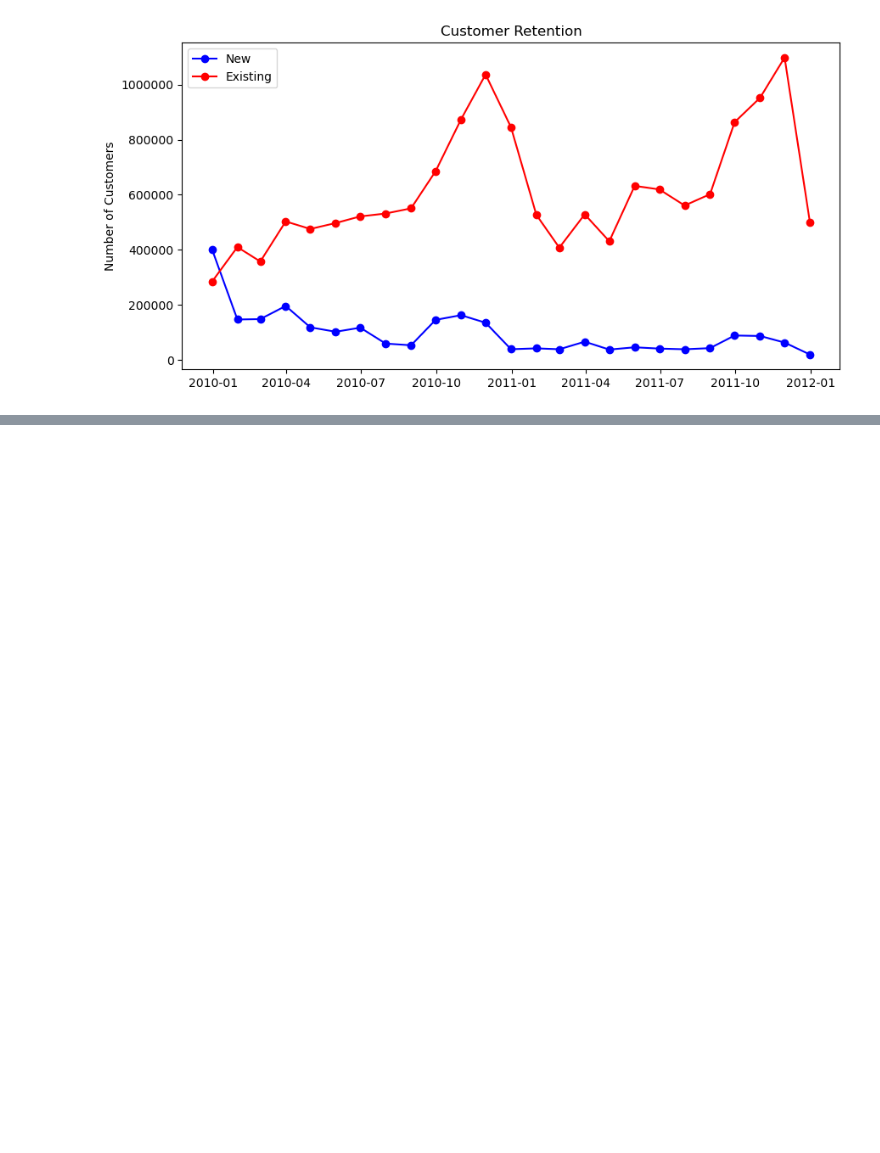
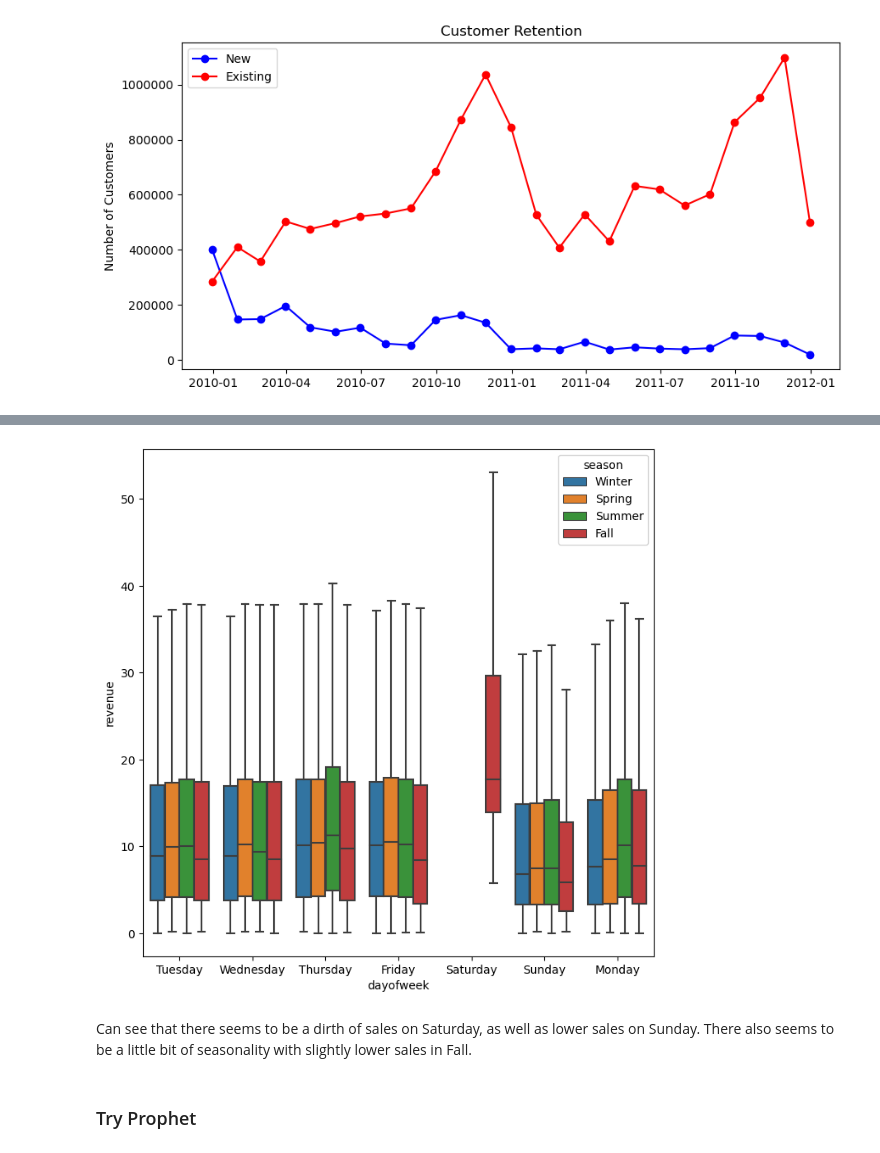
Before and after one commit to zadealfalah/salesSample, a Jupyter notebook: onlineRetail2/onlineRetail.ipynb, the cells around one changed output, grey strips where cells are left out. Drawn from its saved outputs; the diff is of its cells as text; code cells hidden in the pictures; blank space fills up the shorter version.

```diff
--- a/onlineRetail2/onlineRetail.ipynb
+++ b/onlineRetail2/onlineRetail.ipynb
@@ -506,0 +484,16 @@ Clearly issues with outliers.
+# %%
+def makeTimeFeatures(df):
+    df = df.copy()
+    df['dayofweek'] = df['invoicedate'].dt.dayofweek
+    df['month'] = df['invoicedate'].dt.month
+    df['quarter'] = df['invoicedate'].dt.quarter
+    df['year'] = df['invoicedate'].dt.year
+    df['dayofyear'] = df['invoicedate'].dt.dayofyear
+    df['dayofmonth'] = df['invoicedate'].dt.day
+    df['weekofyear'] = df['invoicedate'].dt.weekofyear
+    df['season'] = pd.cut(df['invoicedate'].dt.month, [0, 3, 6, 9, 12], labels=['Winter', 'Spring', 'Summer', 'Fall'])  # Rough season cutoffs
+    return df
+# %%
+timedf = makeTimeFeatures(df[df.country == 'United Kingdom'][['invoicedate', 'revenue']])
+timedf['dayofweek'] = [x.strftime('%A') for x in timedf.invoicedate]  # Replace the day numbers with day names.  Could change in function, but this is mostly for the plot
+timedf.head()
@@ -506,0 +507,10 @@ Clearly issues with outliers.
+# %%
+fig, ax = plt.subplots(figsize=(8,8))
+sns.boxplot(data=timedf, x='dayofweek', y='revenue', hue='season', ax=ax, showfliers=False);  # If we don't exclude outliers the plots are useless.
+plt.show();
+# %% [output]
+[figure, added]
+# %% [markdown]
+Can see that there seems to be a dirth of sales on Saturday, as well as lower sales on Sunday.  There also seems to be a little bit of seasonality with slightly lower sales in Fall.
+# %% [markdown]
+### Try Prophet
```
Also changed, not shown: parts of 48 cells of this notebook.
